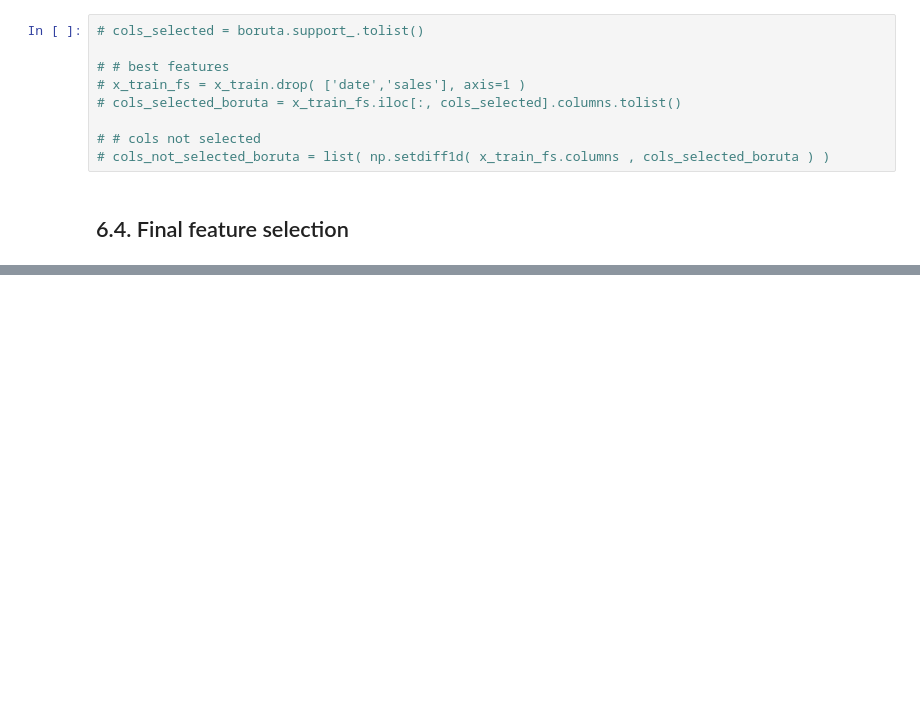
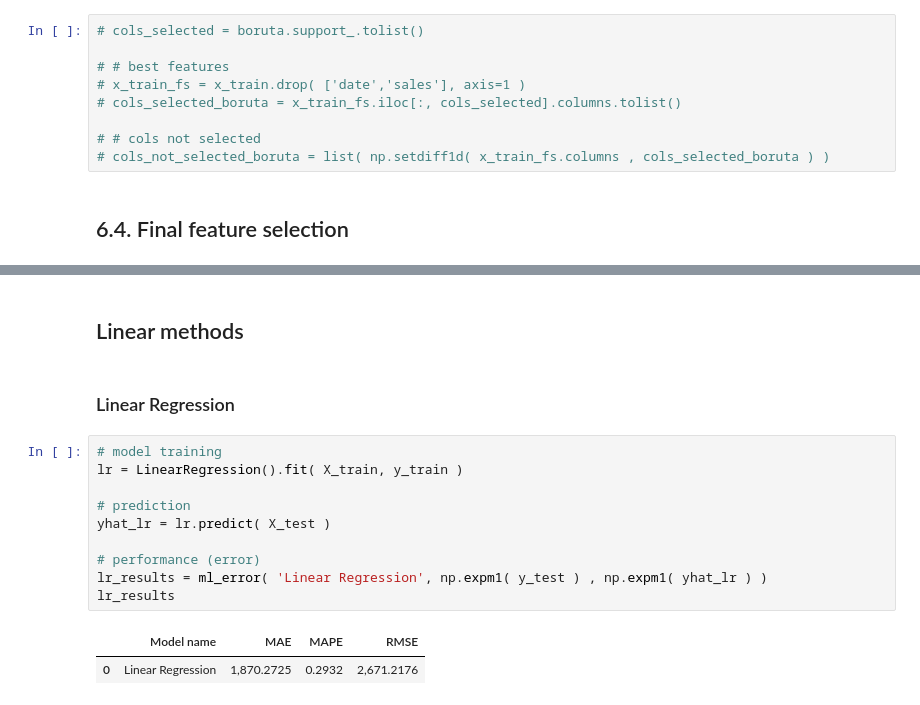
Before and after one commit to hfpmatheus/rossmann_store_sales, a Jupyter notebook: code.ipynb, the cells around one changed output, grey strips where cells are left out. Cells and saved outputs as stored; diff of their text form; blank space fills up the shorter version.

Commit message:
linear regression methods tested

```diff
--- a/code.ipynb
+++ b/code.ipynb
@@ -899,0 +938,17 @@ cols_selected_boruta.extend( feat_to_add )
+# %% [markdown]
+## Linear methods
+# %% [markdown]
+### Linear Regression
+# %%
+# model training
+lr = LinearRegression().fit( X_train, y_train )
+
+# prediction
+yhat_lr = lr.predict( X_test )
+
+# performance (error)
+lr_results = ml_error( 'Linear Regression', np.expm1( y_test ) , np.expm1( yhat_lr ) )
+lr_results
+# %% [output]
+|  | Model name | MAE | MAPE | RMSE |
+| 0 | Linear Regression | 1,870.2725 | 0.2932 | 2,671.2176 |
```
Also changed, not shown: parts of 11 cells of this notebook.
